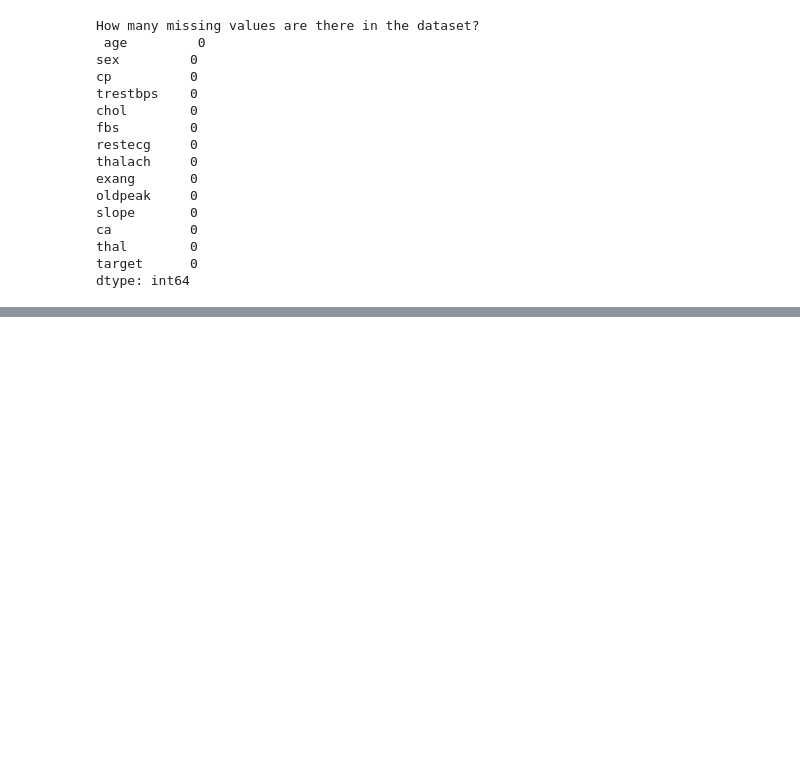
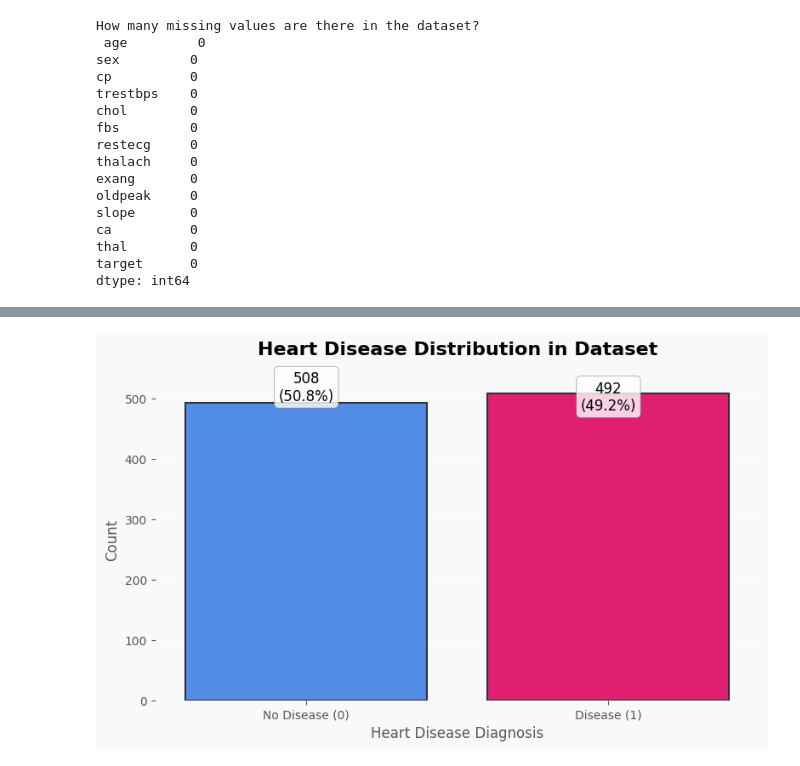
Before and after one commit to avisheksah21/Heart_Disease_Prediction, a Jupyter notebook: CVD/notebook/Untitled.ipynb, the cells around one changed output, grey strips where cells are left out. Saved outputs shown, nothing was run; the diff lists cells and outputs as text; code cells hidden in the pictures; blank space fills up the shorter version.

Commit message:
Statistical summary and plot of numerical features

```diff
--- a/CVD/notebook/Untitled.ipynb
+++ b/CVD/notebook/Untitled.ipynb
@@ -96,0 +100,15 @@ THe length of the data row now is 1000 instead of 1025
+# %%
+ # renaming the feature names to full medical name
+dataset = dataset.rename(
+    columns = {'cp':'chest_pain_type',
+               'trestbps':'resting_blood_pressure',
+               'chol': 'cholesterol',
+               'fbs': 'fasting_blood_sugar',
+               'restecg' : 'resting_electrocardiogram',
+               'thalach': 'max_heart_rate_achieved',
+               'exang': 'exercise_induced_angina',
+               'oldpeak': 'st_depression',
+               'slope': 'st_slope',
+               'ca':'num_major_vessels',
+               'thal': 'thalassemia'},
+    errors="raise")
@@ -96,0 +133,49 @@ THe length of the data row now is 1000 instead of 1025
+# %%
+# target distribution
+
+# Set custom style (compatible with all matplotlib versions)
+plt.style.use('ggplot')
+
+# Custom settings
+custom_palette = ['#3a86ff', '#ff006e']
+background_color = '#f8f9fa'
+
+# Create figure
+plt.figure(figsize=(8, 5), facecolor=background_color, dpi=100)
+ax = plt.gca()
+ax.set_facecolor(background_color)
+
+# Calculate statistics
+total = len(dataset)
+target_counts = dataset['target'].value_counts()
+percentages = (target_counts/total)*100
+
+# Create countplot
+sns.countplot(x='target', data=dataset, hue='target',
+              palette=custom_palette,
+              edgecolor='.2',
+              linewidth=1.5,
+              legend=False)
+
+# Annotate bars
+for i, (count, pct) in enumerate(zip(target_counts, percentages)):
+    ax.text(i, count + 10,
+            f'{count}\n({pct:.1f}%)',
+            ha='center',
+            va='center',
+            fontsize=12,
+            bbox=dict(facecolor='white', alpha=0.8, edgecolor='gray', boxstyle='round,pad=0.3'))
+
+# Customize plot
+plt.title('Heart Disease Distribution in Dataset',
+          fontsize=16, pad=20, fontweight='bold')
+plt.xlabel('Heart Disease Diagnosis', fontsize=12)
+plt.ylabel('Count', fontsize=12)
+plt.xticks([0, 1], ['No Disease (0)', 'Disease (1)'])
+
+# Remove spines and adjust layout
+sns.despine(left=True, bottom=True)
+plt.tight_layout()
+plt.show()
+# %% [output]
+[figure, added]
```
Also changed, not shown: parts of 7 cells of this notebook.
